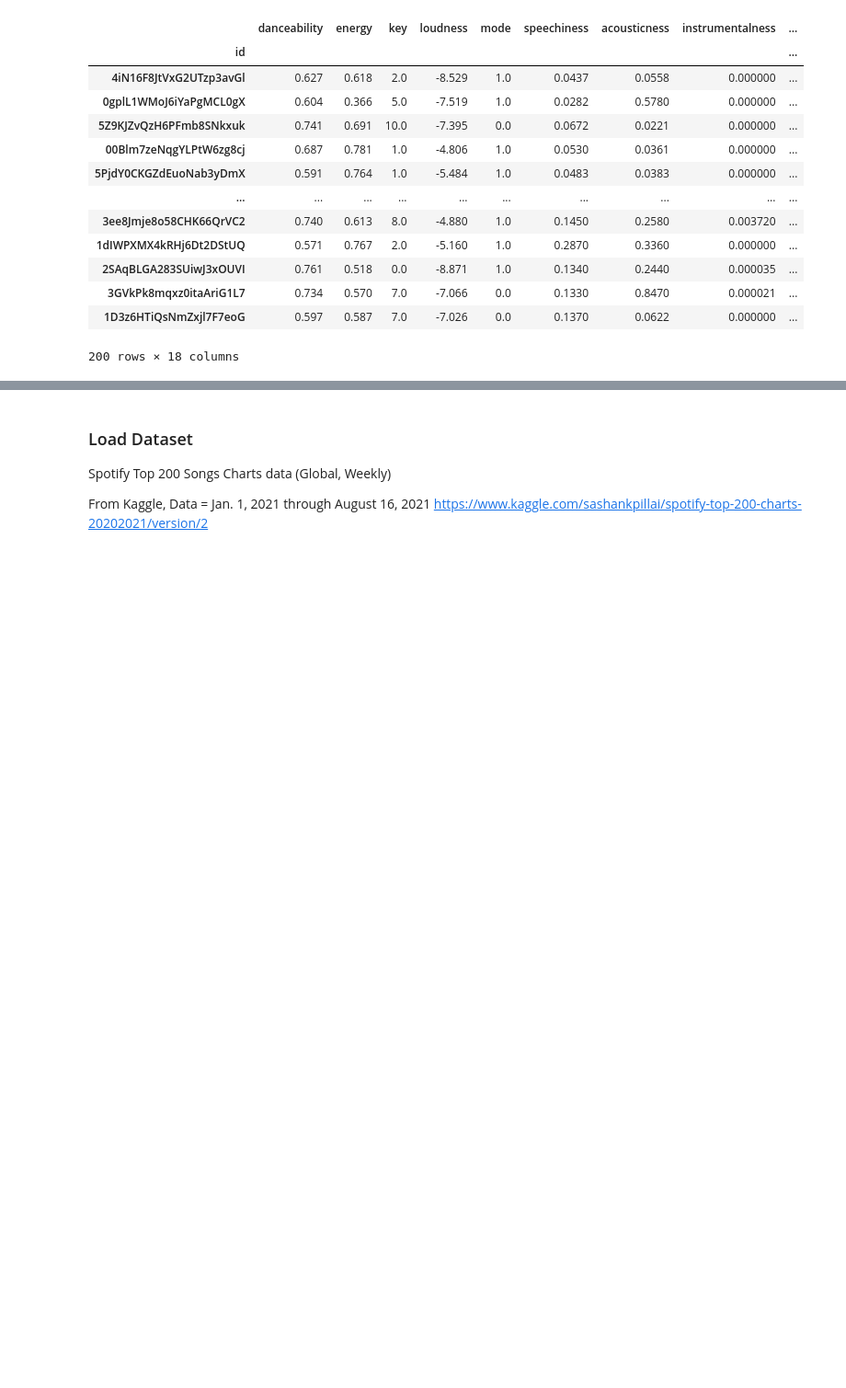
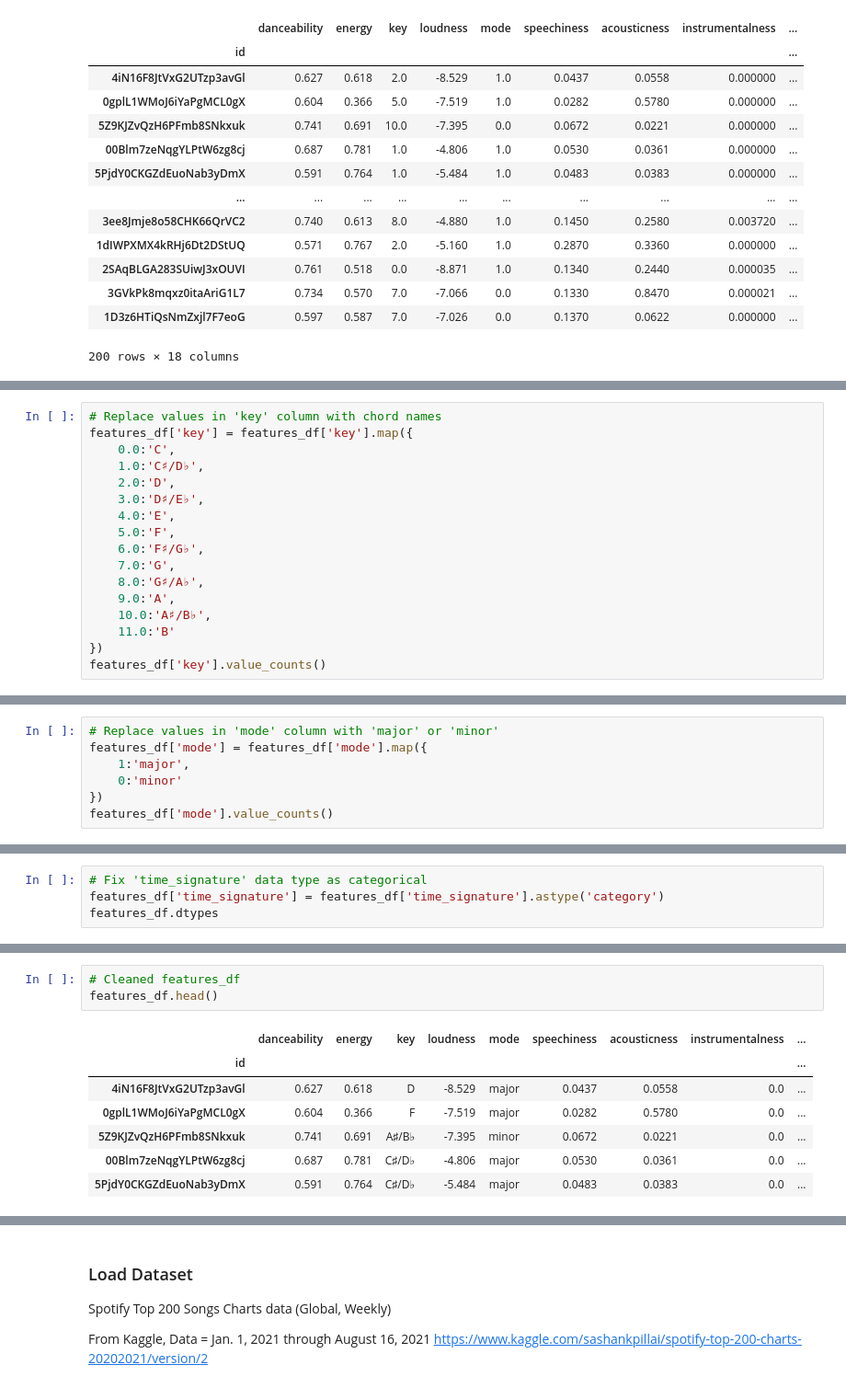
Before and after one commit to aseo67/Top_Songs_Analysis, a Jupyter notebook: TopSongsAnalysis_DataLoading.ipynb, the cells around one changed output, grey strips where cells are left out. Shown at 92% size. Saved outputs shown, nothing was run; the diff lists cells and outputs as text; blank space fills up the shorter version.

```diff
--- a/TopSongsAnalysis_DataLoading.ipynb
+++ b/TopSongsAnalysis_DataLoading.ipynb
@@ -196,0 +207,17 @@ features_df
+# %%
+# Replace values in 'key' column with chord names
+features_df['key'] = features_df['key'].map({
+    0.0:'C',
+    1.0:'C♯/D♭',
+    2.0:'D',
+    3.0:'D♯/E♭',
+    4.0:'E',
+    5.0:'F',
+    6.0:'F♯/G♭',
+    7.0:'G',
+    8.0:'G♯/A♭',
+    9.0:'A',
+    10.0:'A♯/B♭',
+    11.0:'B'
+})
+features_df['key'].value_counts()
@@ -196,0 +238,7 @@ features_df
+# %%
+# Replace values in 'mode' column with 'major' or 'minor'
+features_df['mode'] = features_df['mode'].map({
+    1:'major',
+    0:'minor'
+})
+features_df['mode'].value_counts()
@@ -196,0 +276,4 @@ features_df
+# %%
+# Fix 'time_signature' data type as categorical
+features_df['time_signature'] = features_df['time_signature'].astype('category')
+features_df.dtypes
@@ -196,0 +295,11 @@ features_df
+# %%
+# Cleaned features_df
+features_df.head()
+# %% [output]
+|  | danceability | energy | key | loudness | mode | speechiness | acousticness | instrumentalness | ... |
+| id |  |  |  |  |  |  |  |  | ... |
+| 4iN16F8JtVxG2UTzp3avGl | 0.627 | 0.618 | D | -8.529 | major | 0.0437 | 0.0558 | 0.0 | ... |
+| 0gplL1WMoJ6iYaPgMCL0gX | 0.604 | 0.366 | F | -7.519 | major | 0.0282 | 0.5780 | 0.0 | ... |
+| 5Z9KJZvQzH6PFmb8SNkxuk | 0.741 | 0.691 | A♯/B♭ | -7.395 | minor | 0.0672 | 0.0221 | 0.0 | ... |
+| 00Blm7zeNqgYLPtW6zg8cj | 0.687 | 0.781 | C♯/D♭ | -4.806 | major | 0.0530 | 0.0361 | 0.0 | ... |
+| 5PjdY0CKGZdEuoNab3yDmX | 0.591 | 0.764 | C♯/D♭ | -5.484 | major | 0.0483 | 0.0383 | 0.0 | ... |
```
Also changed, not shown: parts of 22 cells of this notebook.
